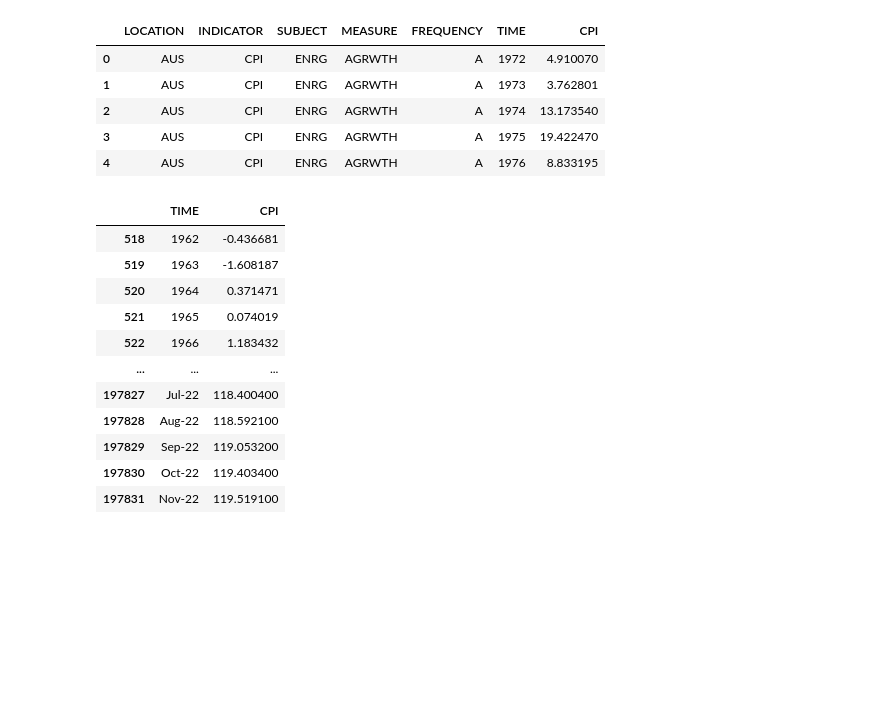
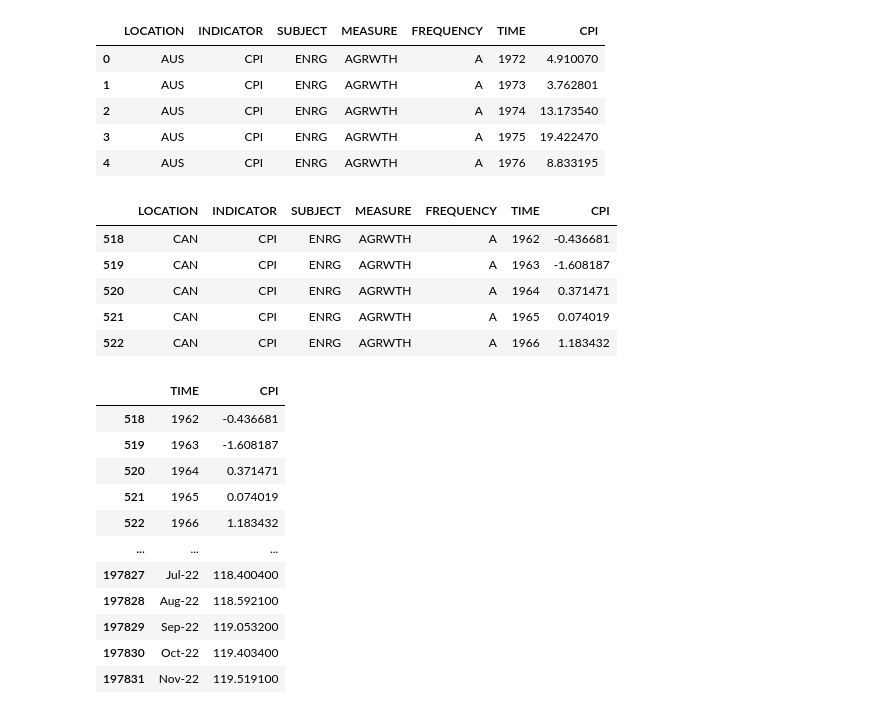
Before and after one commit to ubco-W2022T2-data301/project-group-group19, a Jupyter notebook: analysis/analysis2.ipynb, the cells around one changed output. Saved outputs shown, nothing was run; the diff lists cells and outputs as text; code cells hidden in the pictures; blank space fills up the shorter version.

```diff
--- a/analysis/analysis2.ipynb
+++ b/analysis/analysis2.ipynb
@@ -112,8 +112,15 @@ dat_droped.head()
 # %%
 #get canadain stats
 dat_loc_cpi_CAD = dat_droped[dat_droped['LOCATION'] == 'CAN']
 dat_loc_cpi_CAD.head()
-dat_loc_cpi_CAD.to_csv('./../data/processed/dat_loc_cpi_CAD.csv')
+#dat_loc_cpi_CAD.to_csv('./../data/processed/dat_loc_cpi_CAD.csv')
+# %% [output]
+|  | LOCATION | INDICATOR | SUBJECT | MEASURE | FREQUENCY | TIME | CPI |
+| 518 | CAN | CPI | ENRG | AGRWTH | A | 1962 | -0.436681 |
+| 519 | CAN | CPI | ENRG | AGRWTH | A | 1963 | -1.608187 |
+| 520 | CAN | CPI | ENRG | AGRWTH | A | 1964 | 0.371471 |
+| 521 | CAN | CPI | ENRG | AGRWTH | A | 1965 | 0.074019 |
+| 522 | CAN | CPI | ENRG | AGRWTH | A | 1966 | 1.183432 |
 # %%
 #see date format
 dat2drop = dat_loc_cpi_CAD[['TIME','CPI']]
```
Also changed, not shown: parts of 3 cells of this notebook, 2 other files.
